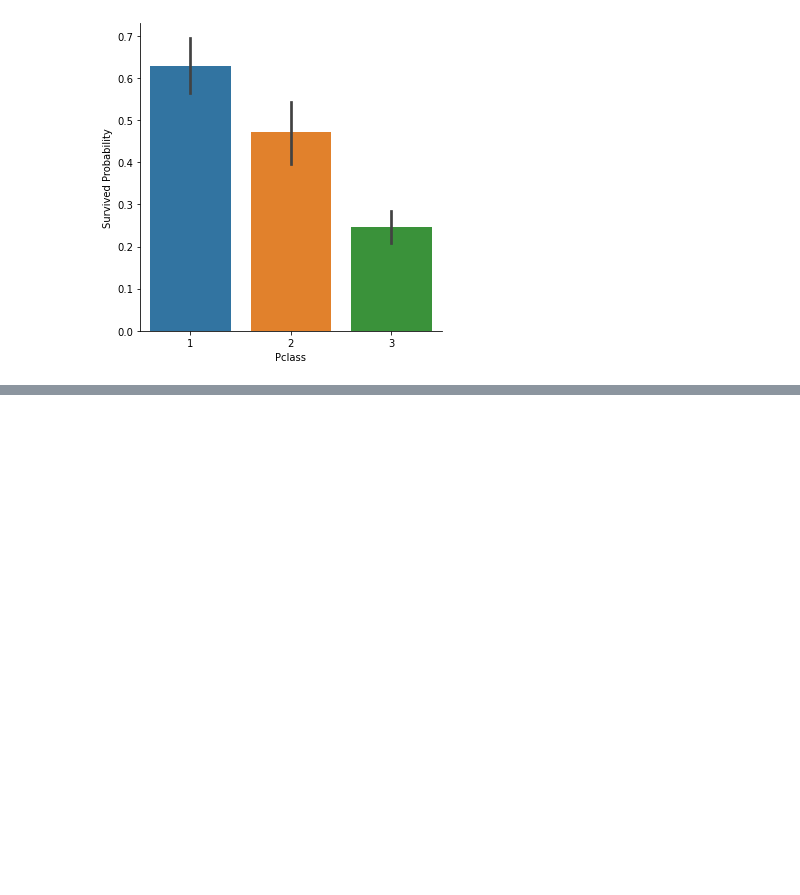
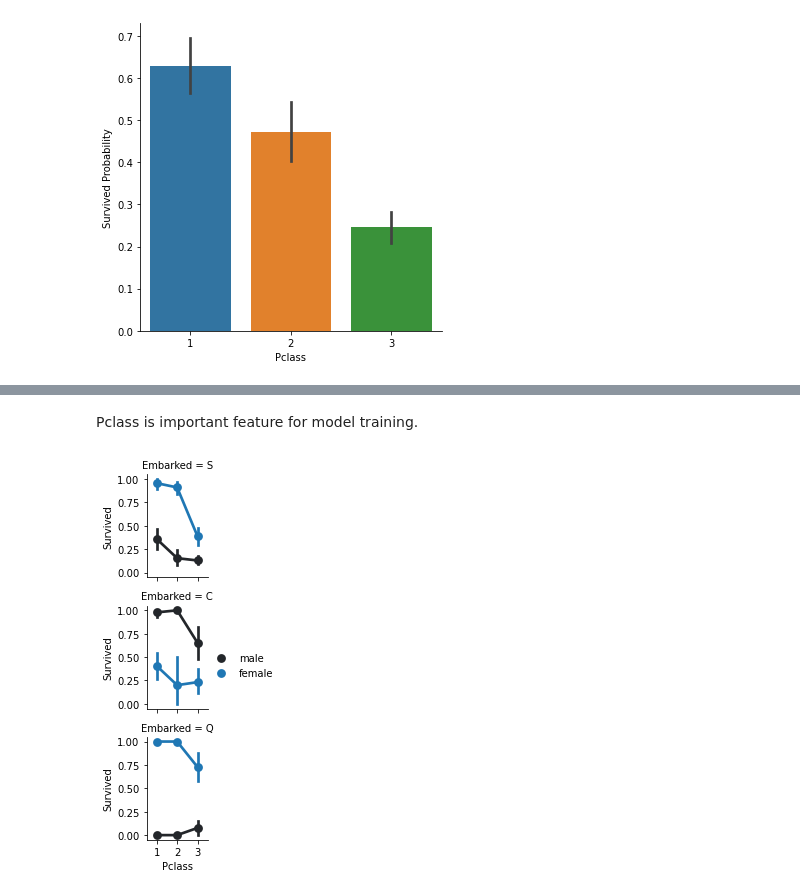
Before and after one commit to emrcakmak/Titanic---Machine-Learning, a Jupyter notebook: Titanik_Project.ipynb, the cells around one changed output, grey strips where cells are left out. Cells and saved outputs as stored; diff of their text form; code cells hidden in the pictures; blank space fills up the shorter version.

```diff
--- a/Titanik_Project.ipynb
+++ b/Titanik_Project.ipynb
@@ -390,0 +416,13 @@ plt.show()
+# %% [markdown]
+Pclass is important feature for model training.
+# %%
+# Embarked -- Sex -- Pclass -- Survived
+
+
+g= sns.FacetGrid(train_df,row="Embarked",height=2)
+
+g.map(sns.pointplot,"Pclass","Survived","Sex",order=None, hue_order=None)
+g.add_legend()
+plt.show()
+# %% [output]
+[figure, added]
```
Also changed, not shown: parts of 25 cells of this notebook.
